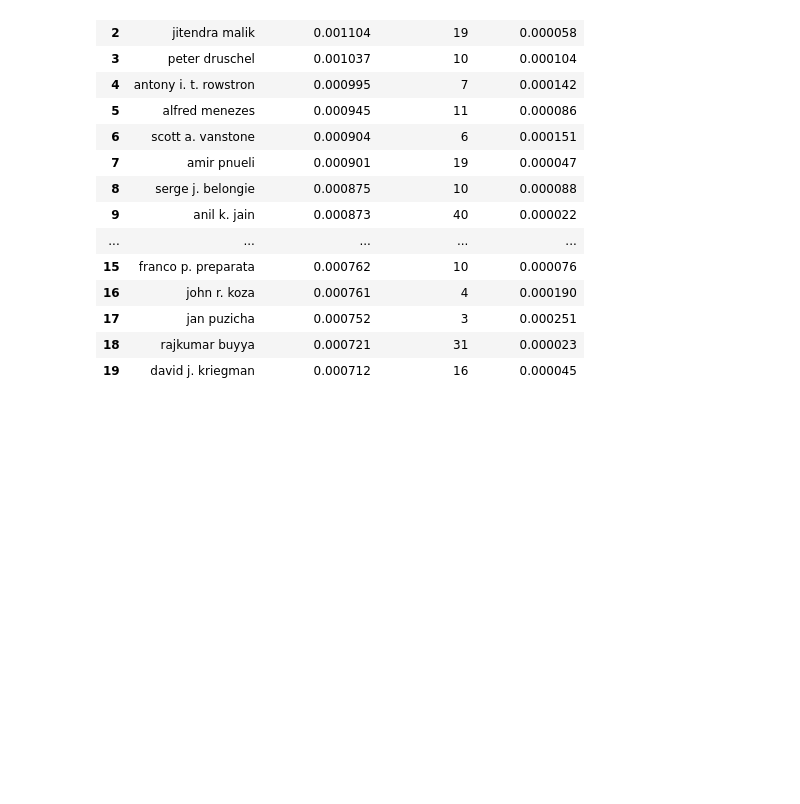
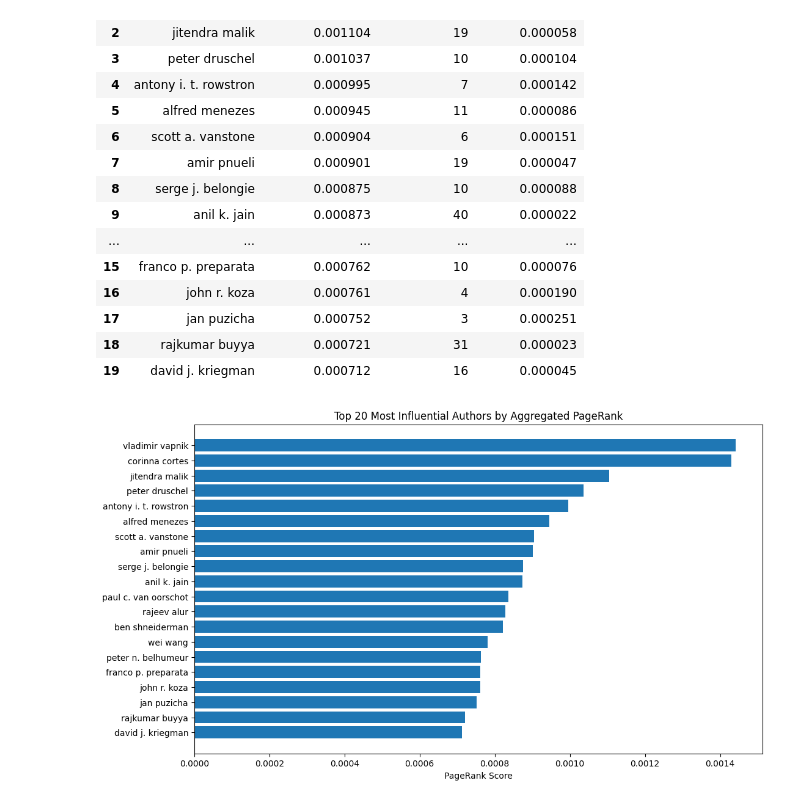
Before and after one commit to alesss-b/Data-Science-I-Group-Project, a Jupyter notebook: citation_network_analysis.ipynb, the cells around one changed output. Cells and saved outputs as stored; diff of their text form; code cells hidden in the pictures; blank space fills up the shorter version.

Commit message:
plotted top authors by influence using pagerank

```diff
--- a/citation_network_analysis.ipynb
+++ b/citation_network_analysis.ipynb
@@ -157,3 +157,12 @@ top_authors
 | 17 | jan puzicha | 0.000752 | 3 | 0.000251 |
 | 18 | rajkumar buyya | 0.000721 | 31 | 0.000023 |
 | 19 | david j. kriegman | 0.000712 | 16 | 0.000045 |
+# %%
+"""Plot Top Authors by Influence"""
+plt.figure(figsize = (12, 7))
+plt.barh(top_authors['author'][::-1], top_authors['total_pagerank'][::-1])
+plt.xlabel('PageRank Score')
+plt.title('Top 20 Most Influential Authors by Aggregated PageRank')
+plt.show()
+# %% [output]
+[figure, added]
```
